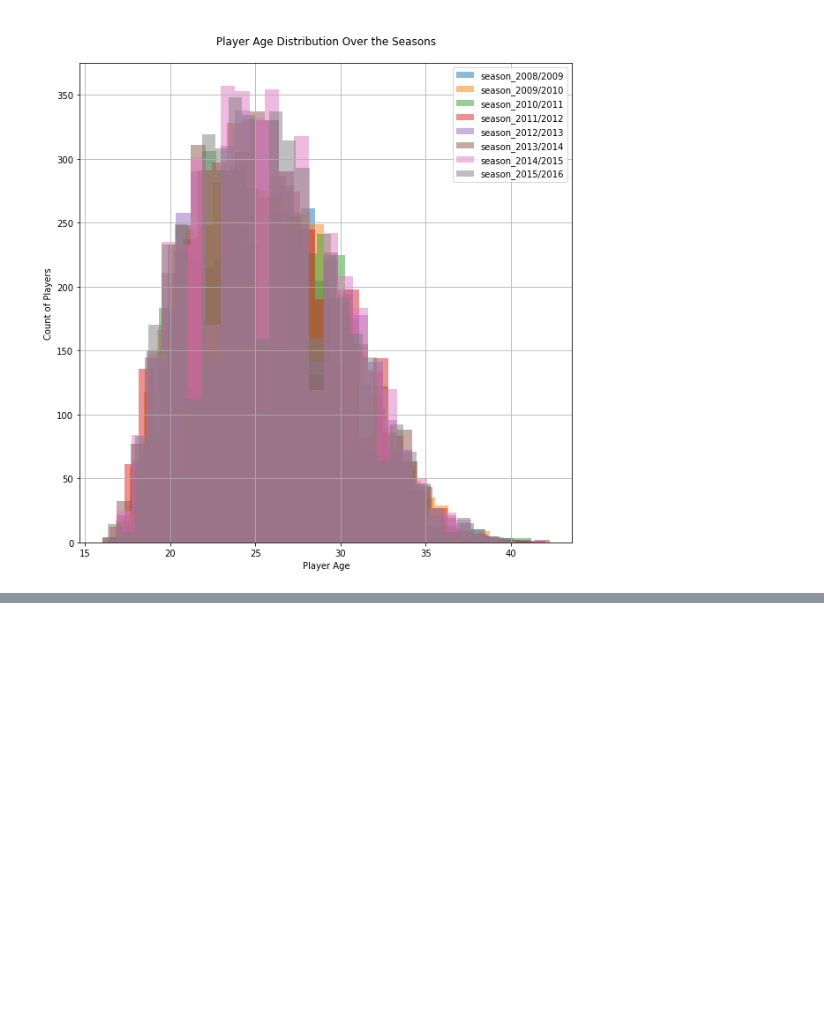
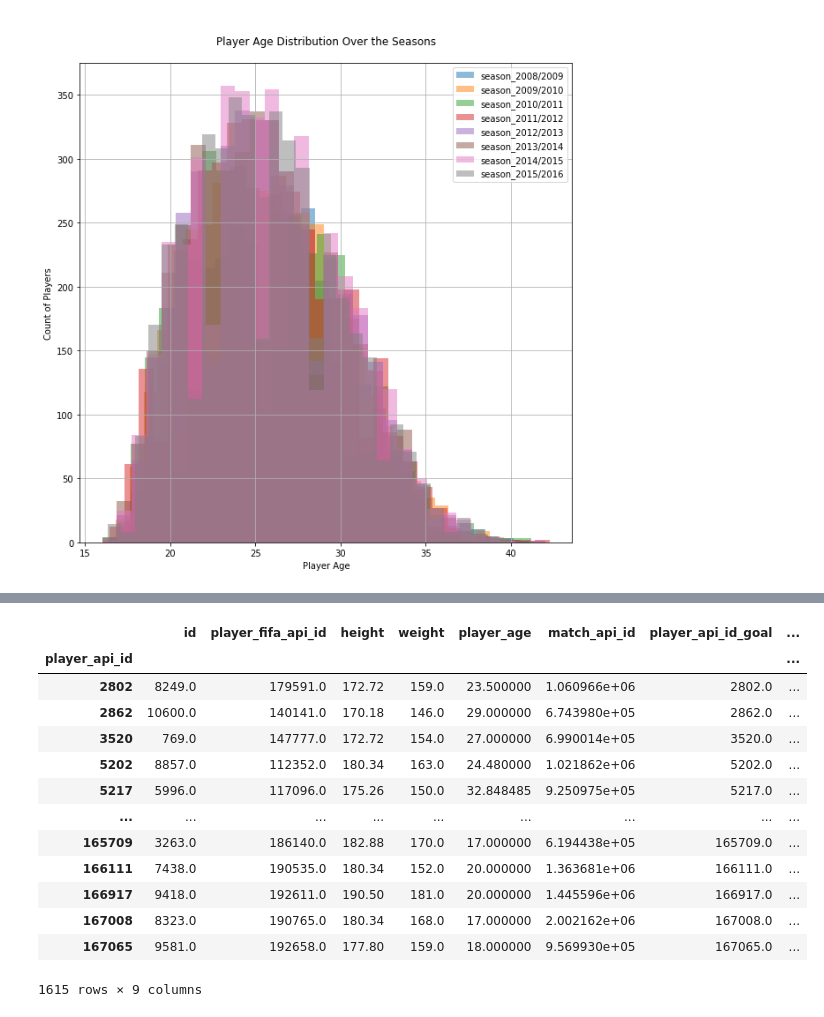
Before and after one commit to Wishbert/Investigating-Soccer-Dataset, a Jupyter notebook: Soccer Database draft.ipynb, the cells around one changed output, grey strips where cells are left out. Cells and saved outputs as stored; diff of their text form; code cells hidden in the pictures; blank space fills up the shorter version.

```diff
--- a/Soccer Database draft.ipynb
+++ b/Soccer Database draft.ipynb
@@ -1027,0 +1055,17 @@ plt.legend();
+# %%
+players_per_season.merge(goals_df, left_on='player_api_id', right_on='player_api_id_goal').query('season=="2008/2009"').groupby(['player_api_id']).mean()
+# %% [output]
+|  | id | player_fifa_api_id | height | weight | player_age | match_api_id | player_api_id_goal | ... |
+| player_api_id |  |  |  |  |  |  |  | ... |
+| 2802 | 8249.0 | 179591.0 | 172.72 | 159.0 | 23.500000 | 1.060966e+06 | 2802.0 | ... |
+| 2862 | 10600.0 | 140141.0 | 170.18 | 146.0 | 29.000000 | 6.743980e+05 | 2862.0 | ... |
+| 3520 | 769.0 | 147777.0 | 172.72 | 154.0 | 27.000000 | 6.990014e+05 | 3520.0 | ... |
+| 5202 | 8857.0 | 112352.0 | 180.34 | 163.0 | 24.480000 | 1.021862e+06 | 5202.0 | ... |
+| 5217 | 5996.0 | 117096.0 | 175.26 | 150.0 | 32.848485 | 9.250975e+05 | 5217.0 | ... |
+| ... | ... | ... | ... | ... | ... | ... | ... | ... |
+| 165709 | 3263.0 | 186140.0 | 182.88 | 170.0 | 17.000000 | 6.194438e+05 | 165709.0 | ... |
+| 166111 | 7438.0 | 190535.0 | 180.34 | 152.0 | 20.000000 | 1.363681e+06 | 166111.0 | ... |
+| 166917 | 9418.0 | 192611.0 | 190.50 | 181.0 | 20.000000 | 1.445596e+06 | 166917.0 | ... |
+| 167008 | 8323.0 | 190765.0 | 180.34 | 168.0 | 17.000000 | 2.002162e+06 | 167008.0 | ... |
+| 167065 | 9581.0 | 192658.0 | 177.80 | 159.0 | 18.000000 | 9.569930e+05 | 167065.0 | ... |
+1615 rows × 9 columns
```
Also changed, not shown: parts of 7 cells of this notebook.
